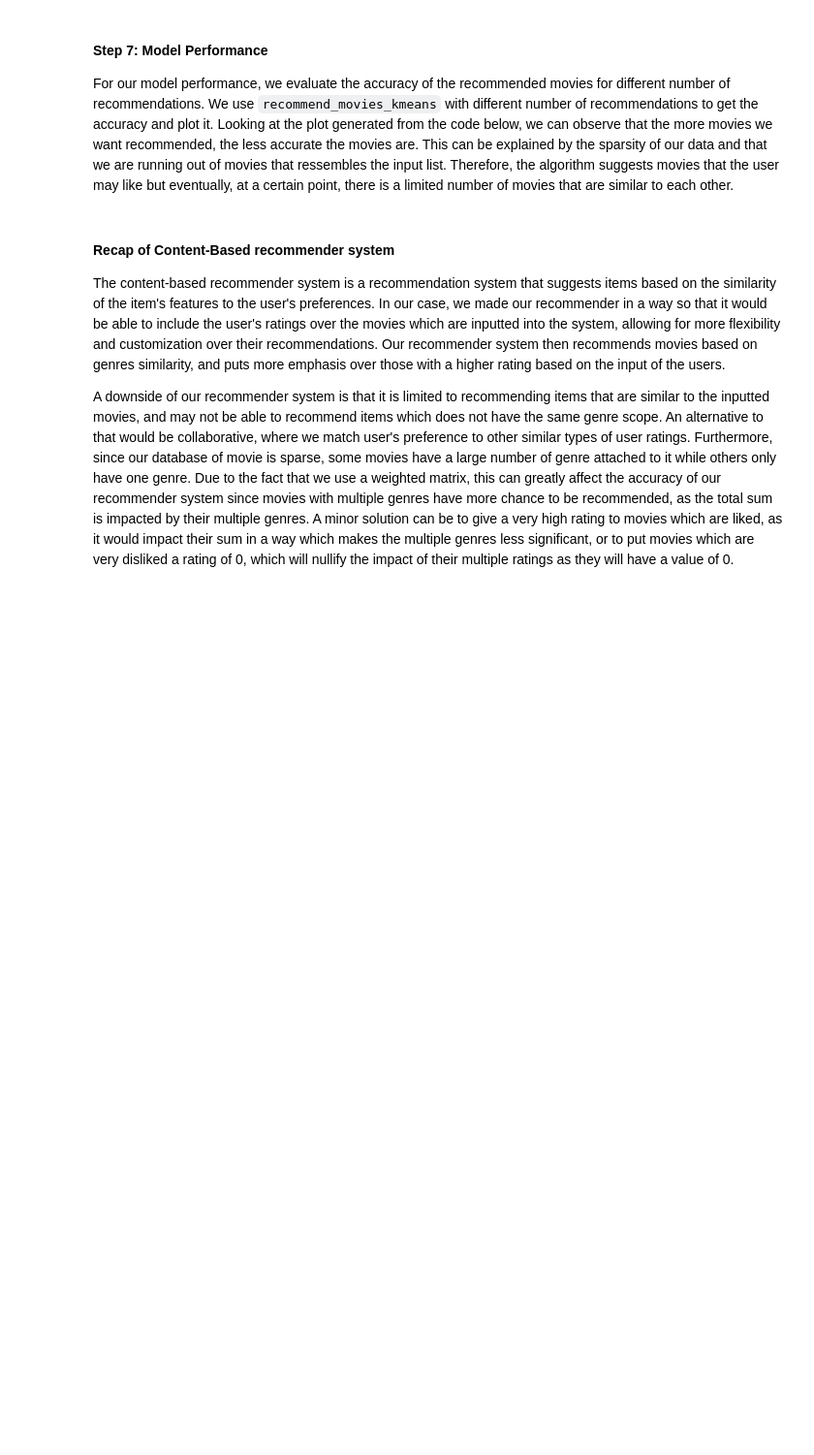
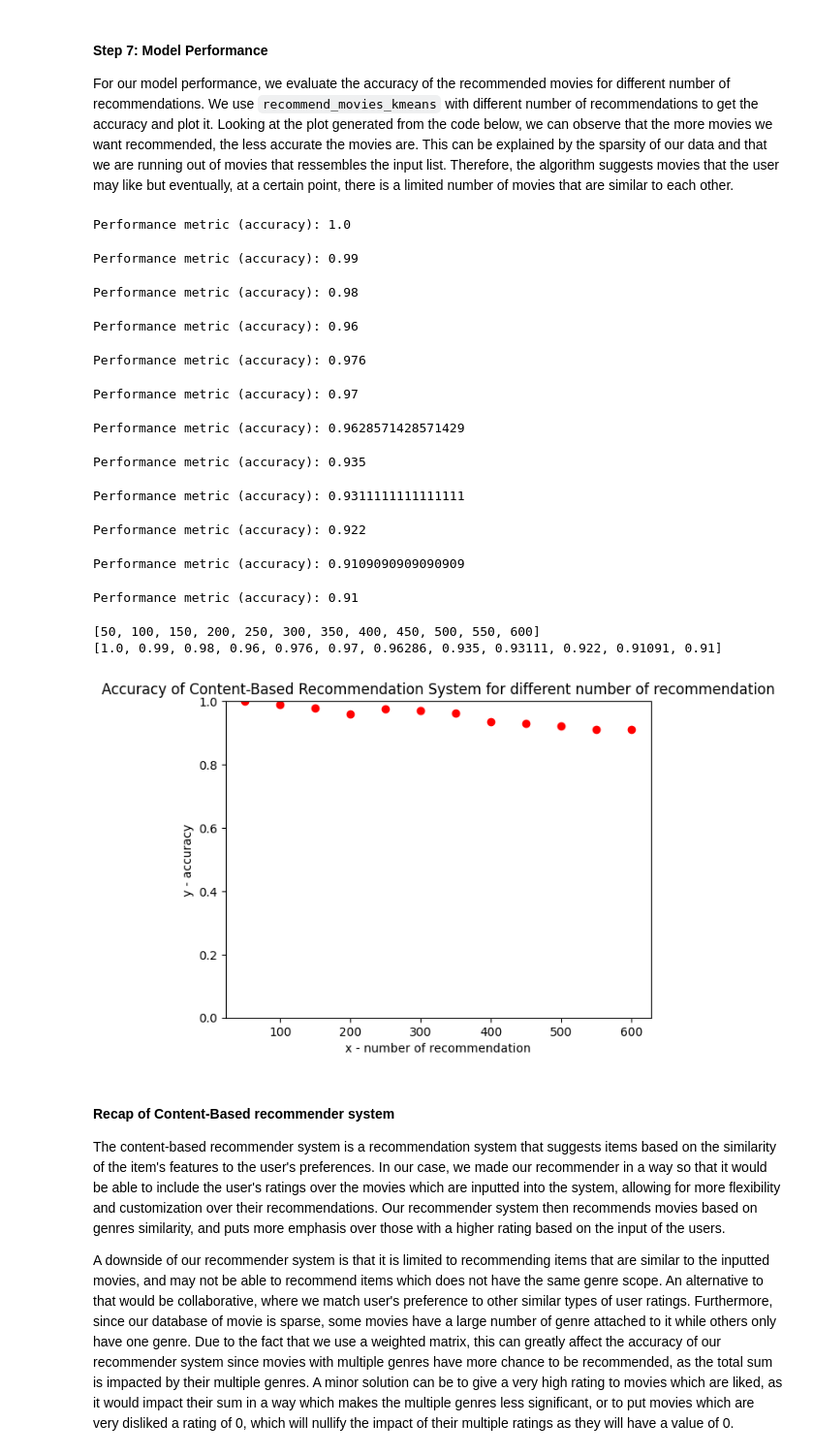
Before and after one commit to jfv-2000/Movie-recommender, a Jupyter notebook: content-based-recommender.ipynb, the cells around one changed output. Shown: that part at 97% size. Cells and saved outputs as stored; diff of their text form; code cells hidden in the pictures; blank space fills up the shorter version.

```diff
--- a/content-based-recommender.ipynb
+++ b/content-based-recommender.ipynb
@@ -162,8 +147,8 @@ def recommend_movies_weight_matrix(movies_df, moviesInput, inputRatings, numberO
 For the movie prediction, we get the input movies from the user with each movie ratings and feed them to our method from the last step `recommend_movies_weight_matrix` with the number of recommendation we want. You can change the moviesInput and ratings list for different recommendation but note that movies must be in the database otherwise it cannot be found.
 # %%
 # Input movies and Ratings for the input movies
-moviesInput=["Popular Music","The Terminal","Donnie Darko","Blood Diamond","Three-Step Dance"]
-ratings=[1, 10, 3, 10, 3]
+moviesInput=["Popular Music","The Terminal","Donnie Darko","Blood Diamond","Three-Step Dance", "The Dark Knight"]
+ratings=[1, 10, 3, 10, 3, 9]
 # moviesInput = ["Brother Bear", "Toy Story", "The Dark Knight","Heat"]
 # ratings = [10, 9, 1, 2 ]
 numberOfRecommendation = 100
@@ -214,7 +206,7 @@ def recommend_movies_kmeans(movies_df, liked_moviesInput, recommended_movies_wei
     user_input_movies_df = movies_df.filter(col('title').isin(liked_moviesInput))
 
     # Cluster movies using KMeans
-    kmeans = KMeans(k=10)
+    kmeans = KMeans(k=len(liked_moviesInput))
     model = kmeans.fit(movies_df.select("features"))
 
     # Get cluster labels for all movies
@@ -236,9 +228,7 @@ def recommend_movies_kmeans(movies_df, liked_moviesInput, recommended_movies_wei
     return recommended_movies_df.count() / numberOfRecommendation
 
 
-# Input movies
-liked_moviesInput=["The Terminal","Blood Diamond"]
 
 # Call the recommend_movies function
-recommended_movies = recommend_movies_kmeans(movies_df, liked_moviesInput, recommended_movies_weight_matrix, numberOfRecommendation)
+recommended_movies = recommend_movies_kmeans(movies_df, moviesInput, recommended_movies_weight_matrix, numberOfRecommendation)
 # %% [output]
@@ -250,25 +242,41 @@ For our model performance, we evaluate the accuracy of the recommended movies fo
 # %%
 x_nb_recommendation = []
 y_accuracy = []
 
 for i in range(50,601,50):
     recommended_movies_weight_matrix = recommend_movies_weight_matrix(movies_df, moviesInput, ratings, i)
-    temp_accuracy = recommend_movies_kmeans(movies_df, liked_moviesInput, recommended_movies_weight_matrix, i)
+    temp_accuracy = recommend_movies_kmeans(movies_df, moviesInput, recommended_movies_weight_matrix, i)
     x_nb_recommendation.append(i)
     y_accuracy.append(temp_accuracy)
 
 y_accuracy = [round(num, 5) for num in y_accuracy]
 
 print(x_nb_recommendation)
 print(y_accuracy)
 
 plt.plot(x_nb_recommendation, y_accuracy, 'ro')
 plt.xlabel('x - number of recommendation')
 plt.ylabel('y - accuracy')
 plt.title("Accuracy of Content-Based Recommendation System for different number of recommendation")
 plt.ylim([0, 1])
 
 plt.show()
+# %% [output]
+Performance metric (accuracy): 1.0
+Performance metric (accuracy): 0.99
+Performance metric (accuracy): 0.98
+Performance metric (accuracy): 0.96
+Performance metric (accuracy): 0.976
+Performance metric (accuracy): 0.97
+Performance metric (accuracy): 0.9628571428571429
+Performance metric (accuracy): 0.935
+Performance metric (accuracy): 0.9311111111111111
+Performance metric (accuracy): 0.922
+Performance metric (accuracy): 0.9109090909090909
+Performance metric (accuracy): 0.91
+[50, 100, 150, 200, 250, 300, 350, 400, 450, 500, 550, 600]
+[1.0, 0.99, 0.98, 0.96, 0.976, 0.97, 0.96286, 0.935, 0.93111, 0.922, 0.91091, 0.91]
+[figure, added]
 # %% [markdown]
 <h4>Recap of Content-Based recommender system</h4>
 
```
Also changed, not shown: parts of 3 cells of this notebook.
